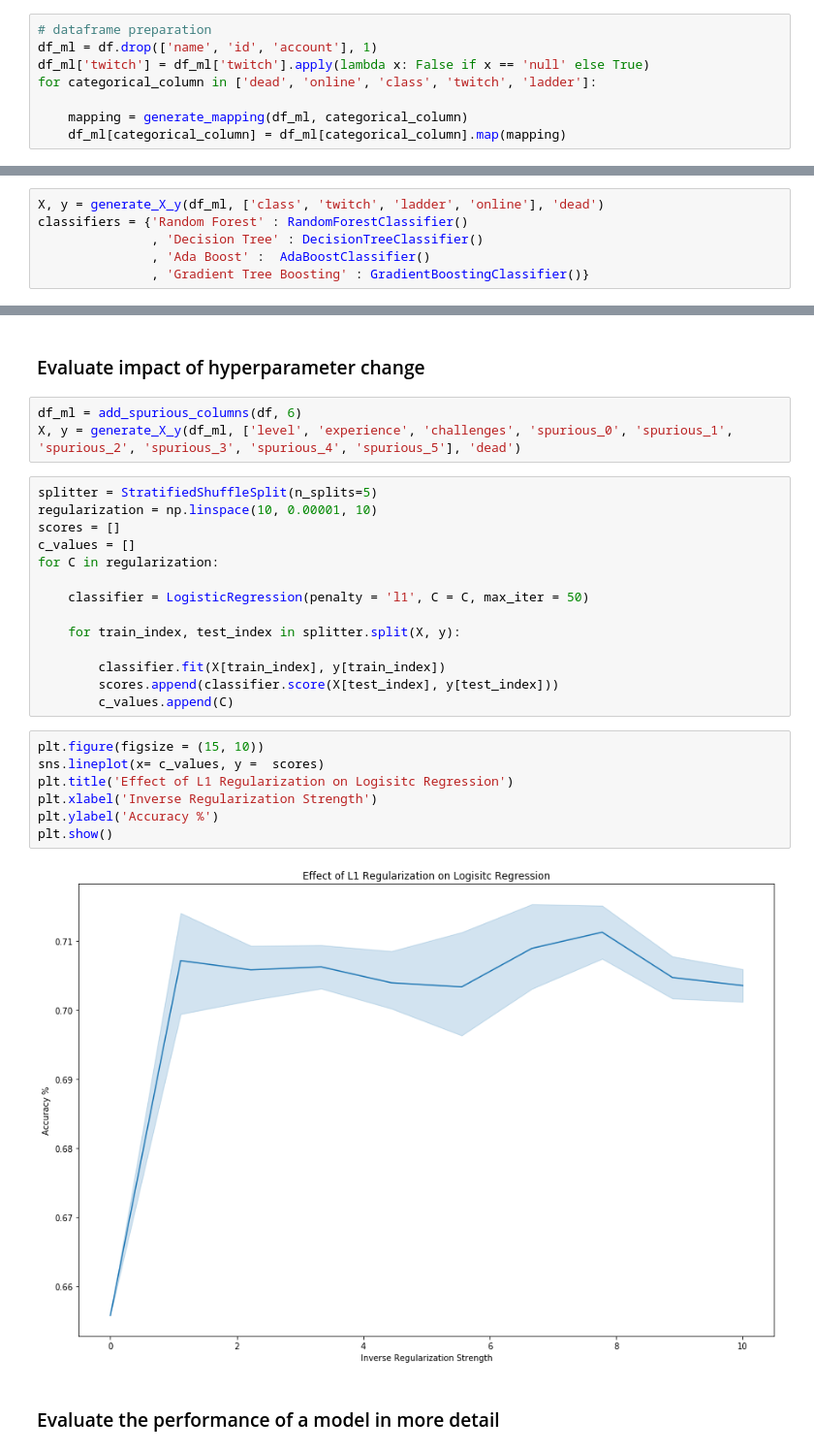
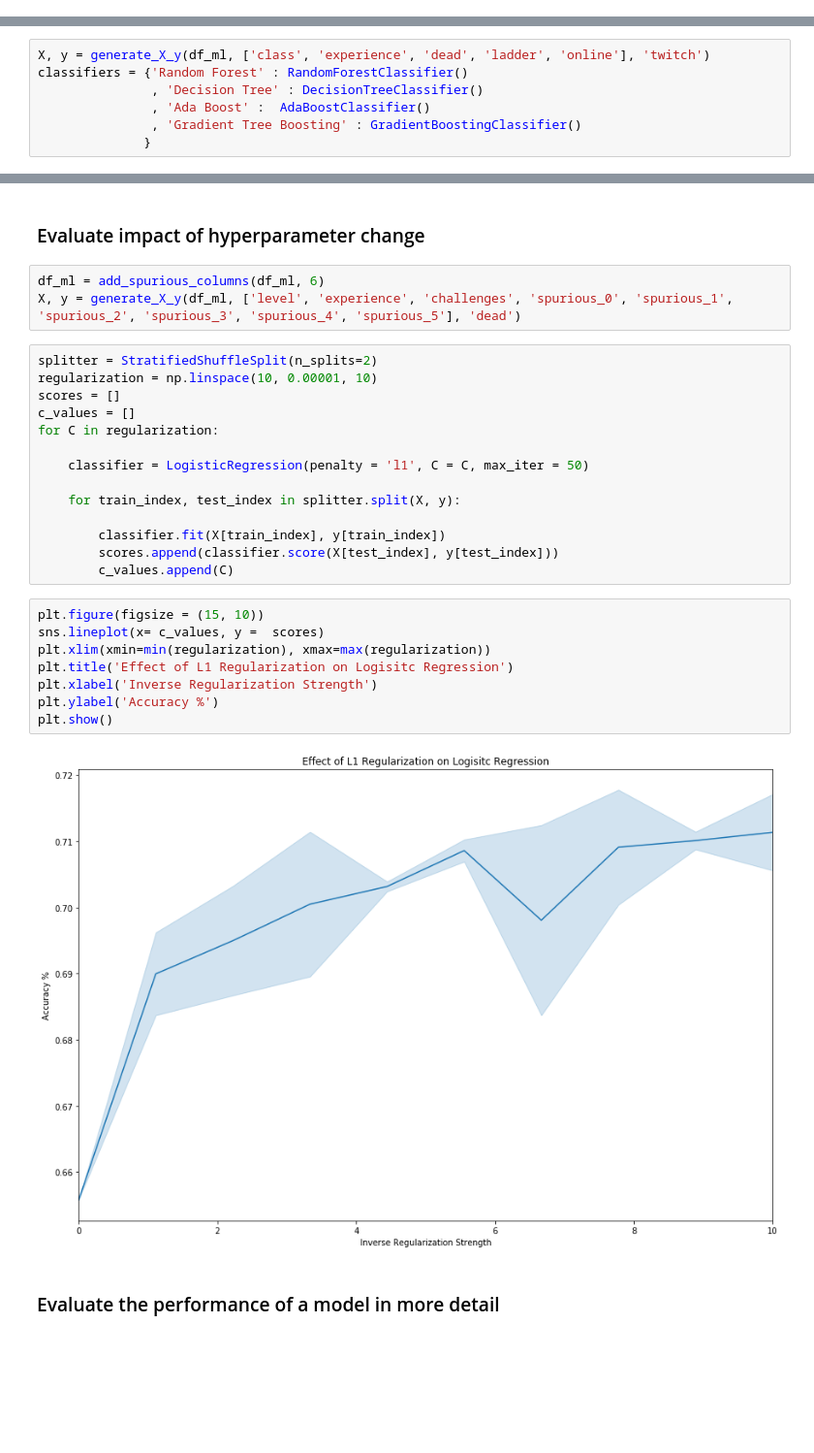
Before and after one commit to vb690/data_viz_python, a Jupyter notebook: iggi_workshop_data_viz_python.ipynb, the cells around one changed output, grey strips where cells are left out. Shown at 97% size. Drawn from its saved outputs; the diff is of its cells as text; blank space fills up the shorter version.

```diff
--- a/iggi_workshop_data_viz_python.ipynb
+++ b/iggi_workshop_data_viz_python.ipynb
@@ -106,20 +109,13 @@ DATA VISUALIZATION FOR MODEL EVALUATION
 * model performance (line plot, box plot)
 * model accuracy (line plot, boxplot, confusion matrix)
 * model inspection (scatter plot)
-# %%
-# dataframe preparation
-df_ml = df.drop(['name', 'id', 'account'], 1)
-df_ml['twitch'] = df_ml['twitch'].apply(lambda x: False if x == 'null' else True)
-for categorical_column in ['dead', 'online', 'class', 'twitch', 'ladder']:
-
-    mapping = generate_mapping(df_ml, categorical_column)
-    df_ml[categorical_column] = df_ml[categorical_column].map(mapping)
 # %% [markdown]
 ### Compare the performance of various models
 # %%
-X, y = generate_X_y(df_ml, ['class', 'twitch', 'ladder', 'online'], 'dead')
+X, y = generate_X_y(df_ml, ['class', 'experience', 'dead', 'ladder', 'online'], 'twitch')
 classifiers = {'Random Forest' : RandomForestClassifier()
                , 'Decision Tree' : DecisionTreeClassifier()
                , 'Ada Boost' :  AdaBoostClassifier()
-               , 'Gradient Tree Boosting' : GradientBoostingClassifier()}
+               , 'Gradient Tree Boosting' : GradientBoostingClassifier()
+              }
 # %%
@@ -145,10 +141,10 @@ plt.show()
 # %% [markdown]
 ### Evaluate impact of hyperparameter change
 # %%
-df_ml = add_spurious_columns(df, 6)
+df_ml = add_spurious_columns(df_ml, 6)
 X, y = generate_X_y(df_ml, ['level', 'experience', 'challenges', 'spurious_0', 'spurious_1', 'spurious_2', 'spurious_3', 'spurious_4', 'spurious_5'], 'dead')
 # %%
-splitter = StratifiedShuffleSplit(n_splits=5)
+splitter = StratifiedShuffleSplit(n_splits=2)
 regularization = np.linspace(10, 0.00001, 10)
 scores = []
 c_values = []
@@ -164,12 +160,13 @@ for C in regularization:
 # %%
 plt.figure(figsize = (15, 10))
 sns.lineplot(x= c_values, y =  scores)
+plt.xlim(xmin=min(regularization), xmax=max(regularization))
 plt.title('Effect of L1 Regularization on Logisitc Regression')
 plt.xlabel('Inverse Regularization Strength')
 plt.ylabel('Accuracy %')
 plt.show()
 # %% [output]
-[figure, old version]
+[figure, new version]
 # %% [markdown]
 ### Evaluate the performance of a model in more detail
 # %%
```
Also changed, not shown: parts of 15 cells of this notebook, 1 other file.
